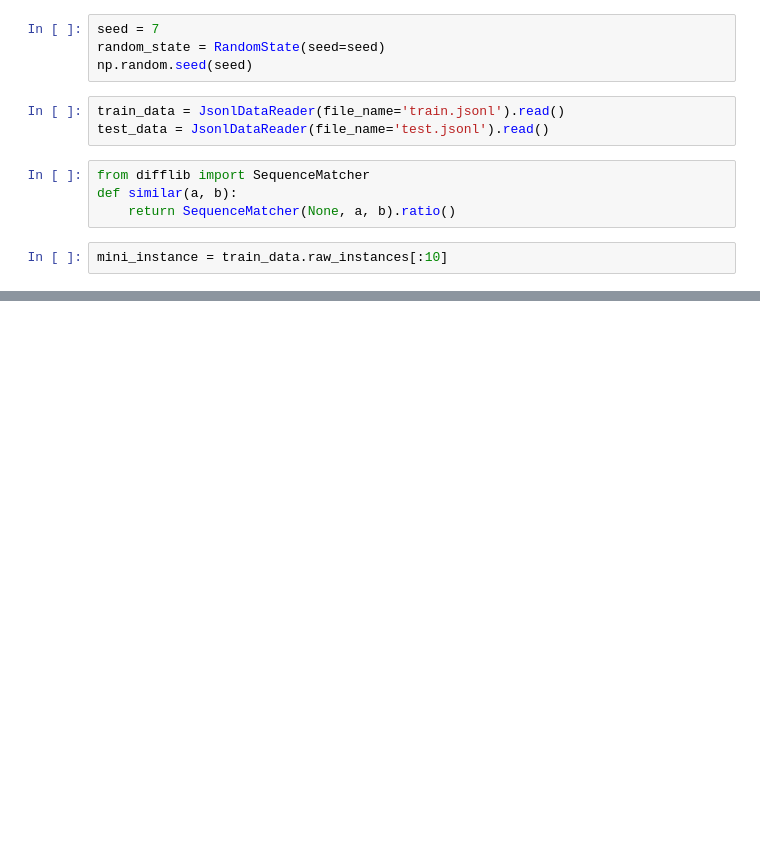
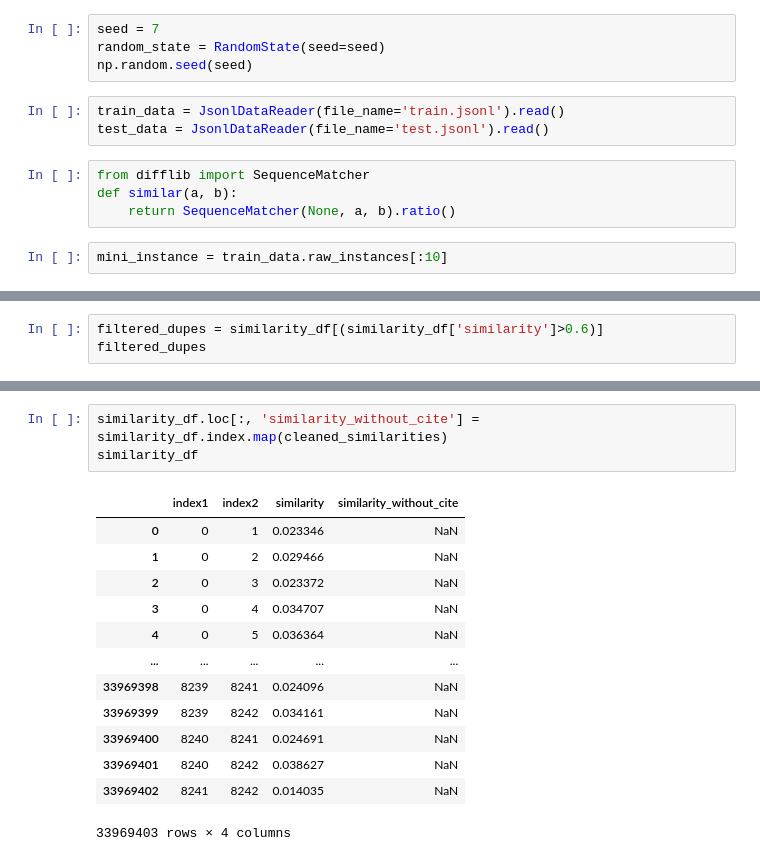
Before and after one commit to melloo21/cs4248, a Jupyter notebook: notebooks/deduplicate.ipynb, the cells around one changed output, grey strips where cells are left out. Saved outputs shown, nothing was run; the diff lists cells and outputs as text; blank space fills up the shorter version.

```diff
--- a/notebooks/deduplicate.ipynb
+++ b/notebooks/deduplicate.ipynb
@@ -35,0 +96,3 @@ similiarity_df.to_csv(PathGetter.get_data_directory()/'similiarity.csv', index=T
+# %%
+filtered_dupes = similarity_df[(similarity_df['similarity']>0.6)]
+filtered_dupes
@@ -35,0 +156,17 @@ similiarity_df.to_csv(PathGetter.get_data_directory()/'similiarity.csv', index=T
+# %%
+similarity_df.loc[:, 'similarity_without_cite'] = similarity_df.index.map(cleaned_similarities)
+similarity_df
+# %% [output]
+|  | index1 | index2 | similarity | similarity_without_cite |
+| 0 | 0 | 1 | 0.023346 | NaN |
+| 1 | 0 | 2 | 0.029466 | NaN |
+| 2 | 0 | 3 | 0.023372 | NaN |
+| 3 | 0 | 4 | 0.034707 | NaN |
+| 4 | 0 | 5 | 0.036364 | NaN |
+| ... | ... | ... | ... | ... |
+| 33969398 | 8239 | 8241 | 0.024096 | NaN |
+| 33969399 | 8239 | 8242 | 0.034161 | NaN |
+| 33969400 | 8240 | 8241 | 0.024691 | NaN |
+| 33969401 | 8240 | 8242 | 0.038627 | NaN |
+| 33969402 | 8241 | 8242 | 0.014035 | NaN |
+33969403 rows × 4 columns
```
Also changed, not shown: parts of 19 cells of this notebook.
